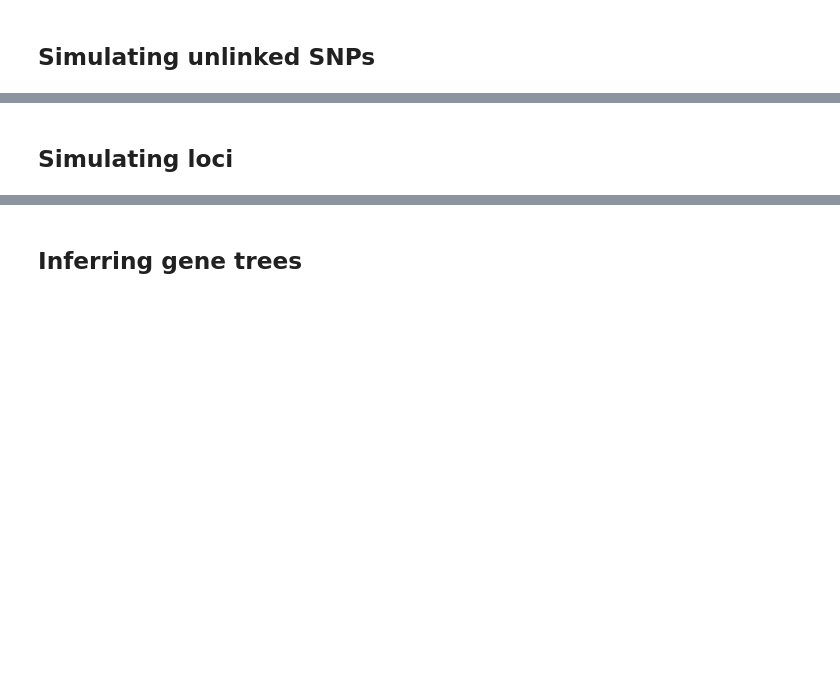
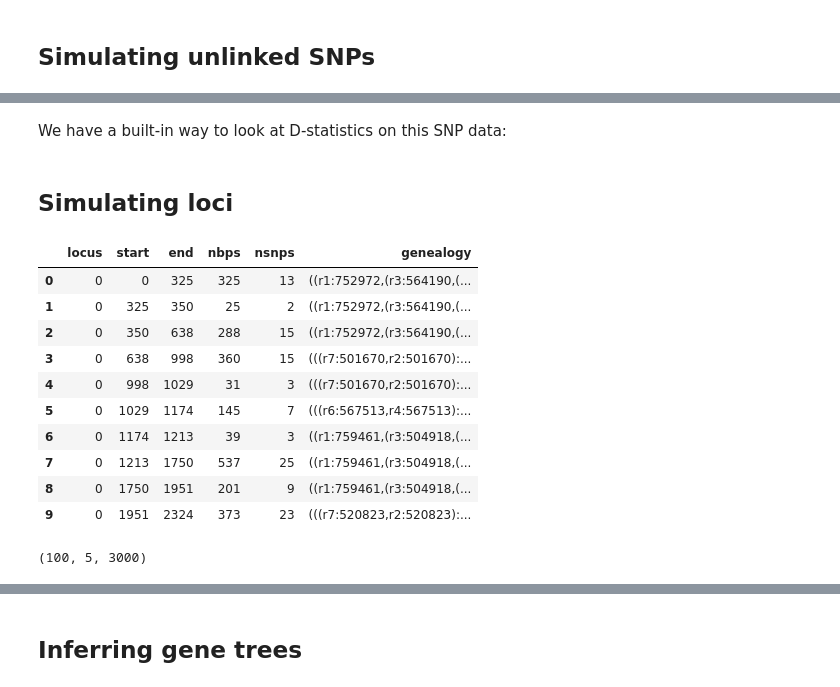
Before and after one commit to pmckenz1/ipcoal, a Jupyter notebook: docs/notebooks/User-Guide.ipynb, the cells around one changed output, grey strips where cells are left out. Cells and saved outputs as stored; diff of their text form; code cells hidden in the pictures; blank space fills up the shorter version.

```diff
--- a/docs/notebooks/User-Guide.ipynb
+++ b/docs/notebooks/User-Guide.ipynb
@@ -243,0 +258,2 @@ model.df.head(10)
+# %% [markdown]
+We have a built-in way to look at D-statistics on this SNP data:
@@ -248,7 +266,24 @@ model.df.head(10)
 model.sim_loci(100, 3000)
 # %%
 # view the genealogies and stats in a table
-model.df
+model.df.head(10)
+# %% [output]
+|  | locus | start | end | nbps | nsnps | genealogy |
+| 0 | 0 | 0 | 325 | 325 | 13 | ((r1:752972,(r3:564190,(... |
+| 1 | 0 | 325 | 350 | 25 | 2 | ((r1:752972,(r3:564190,(... |
+| 2 | 0 | 350 | 638 | 288 | 15 | ((r1:752972,(r3:564190,(... |
+| 3 | 0 | 638 | 998 | 360 | 15 | (((r7:501670,r2:501670):... |
+| 4 | 0 | 998 | 1029 | 31 | 3 | (((r7:501670,r2:501670):... |
+| 5 | 0 | 1029 | 1174 | 145 | 7 | (((r6:567513,r4:567513):... |
+| 6 | 0 | 1174 | 1213 | 39 | 3 | ((r1:759461,(r3:504918,(... |
+| 7 | 0 | 1213 | 1750 | 537 | 25 | ((r1:759461,(r3:504918,(... |
+| 8 | 0 | 1750 | 1951 | 201 | 9 | ((r1:759461,(r3:504918,(... |
+| 9 | 0 | 1951 | 2324 | 373 | 23 | (((r7:520823,r2:520823):... |
+# %%
+# look at the shape of the sequence data
+model.seqs.shape
+# %% [output]
+(100, 5, 3000)
 # %%
 # view sequence data as an array
 model.seqs
```
Also changed, not shown: parts of 23 cells of this notebook, 2 other files.
